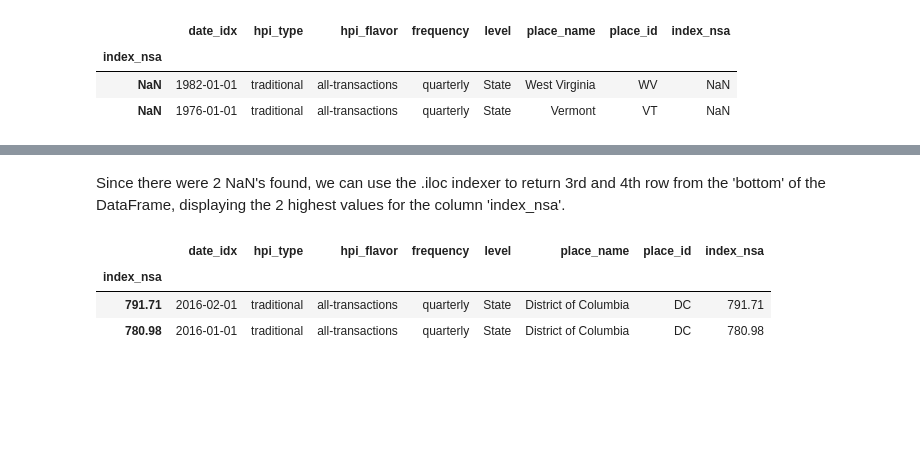
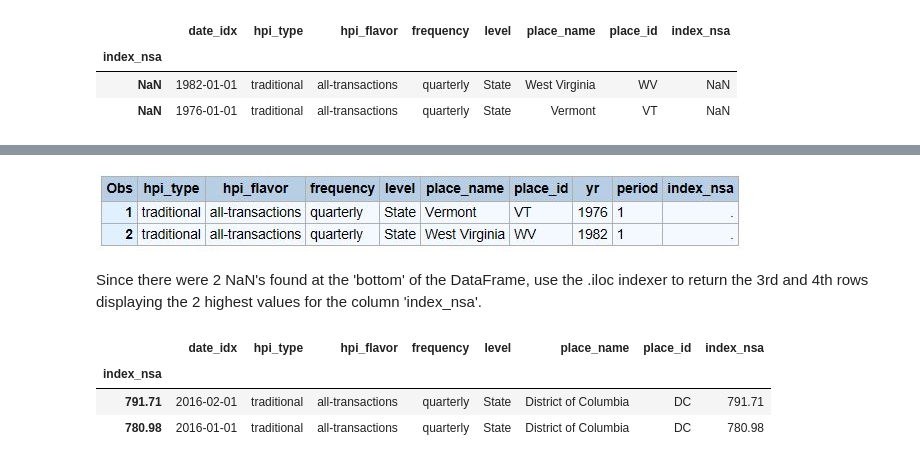
Before and after one commit to RandyBetancourt/PythonForSASUsers, a Jupyter notebook: Chapter 09 -- Panda Time Series and Date Handling.ipynb, the cells around one changed output, grey strips where cells are left out. Drawn from its saved outputs; the diff is of its cells as text; code cells hidden in the pictures; blank space fills up the shorter version.

```diff
--- a/Chapter 09 -- Panda Time Series and Date Handling.ipynb
+++ b/Chapter 09 -- Panda Time Series and Date Handling.ipynb
@@ -487,5 +495,9 @@ default_srt.iloc[[-1, -2],:]
+# %%
+Image(filename='Anaconda3\\output\\sas_default_sort.JPG')
+# %% [output]
+[figure, added]
 # %% [markdown]
-Since there were 2 NaN's found, we can use the .iloc indexer to return 3rd and 4th row from the 'bottom' of the DataFrame, displaying the 2 highest values for the column 'index_nsa'.
+Since there were 2 NaN's found at the 'bottom' of the DataFrame, use the .iloc indexer to return the 3rd and 4th rows displaying the 2 highest values for the column 'index_nsa'.
 # %%
 default_srt.iloc[[-3, -4], :]
 # %% [output]
```
Also changed, not shown: parts of 47 cells of this notebook, 3 other files.
